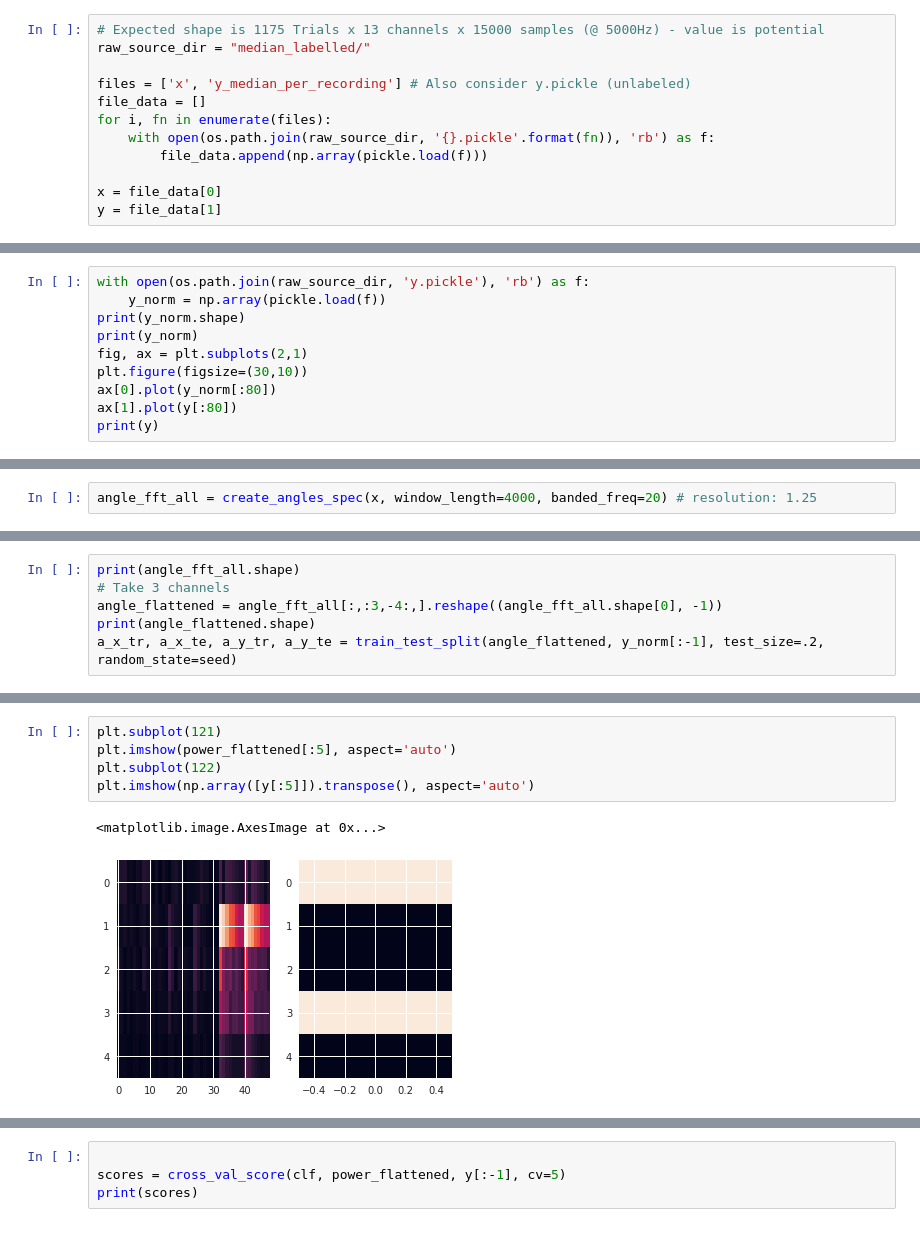
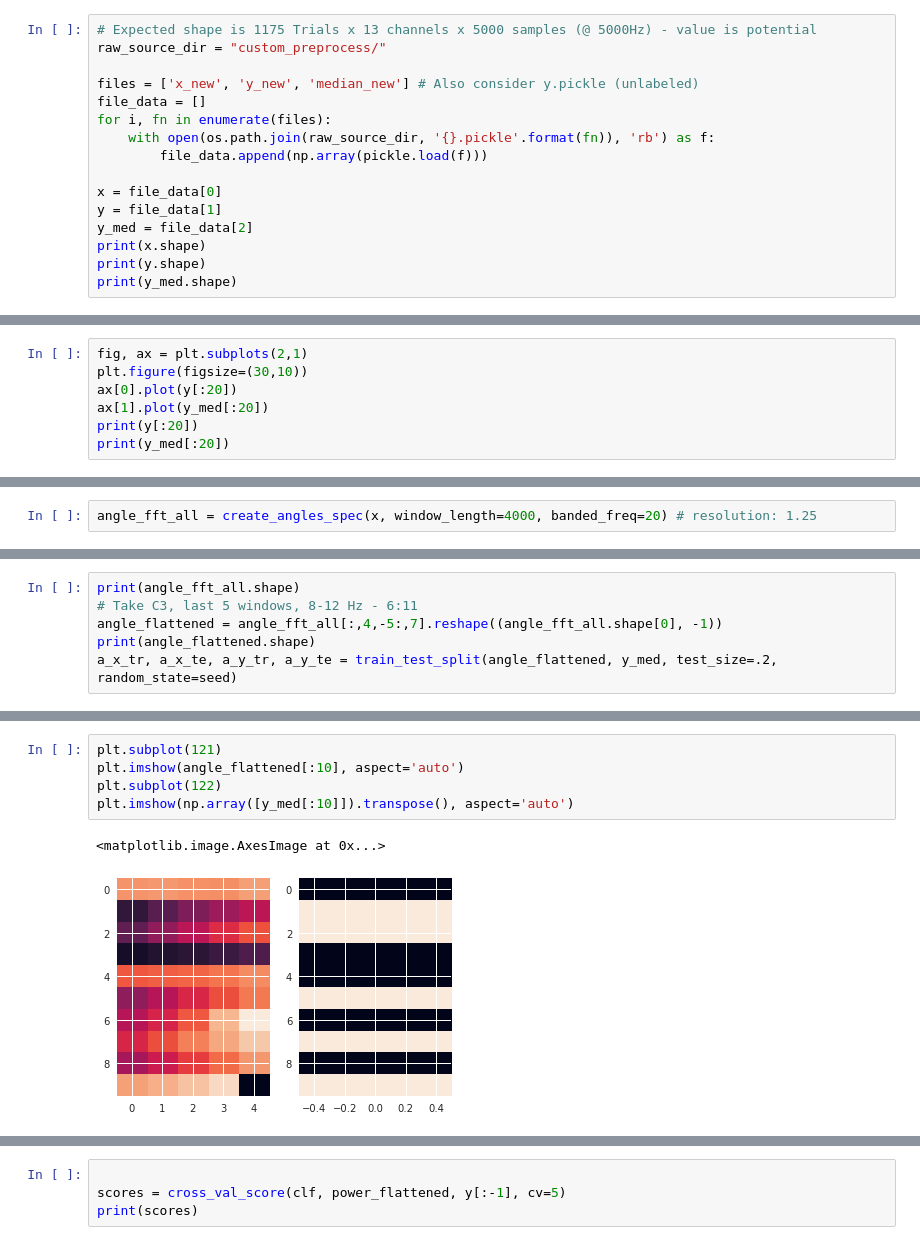
Before and after one commit to joel99/EEG_FFT_preprocess, a Jupyter notebook: fft_preprocess_final.ipynb, the cells around one changed output, grey strips where cells are left out. Cells and saved outputs as stored; diff of their text form.

```diff
--- a/fft_preprocess_final.ipynb
+++ b/fft_preprocess_final.ipynb
@@ -7,10 +7,10 @@ import seaborn as sns
 from sklearn.model_selection import train_test_split, cross_val_score
 import matplotlib.pyplot as plt
 # %%
-# Expected shape is 1175 Trials x 13 channels x 15000 samples (@ 5000Hz) - value is potential
-raw_source_dir = "median_labelled/"
+# Expected shape is 1175 Trials x 13 channels x 5000 samples (@ 5000Hz) - value is potential
+raw_source_dir = "custom_preprocess/"
 
-files = ['x', 'y_median_per_recording'] # Also consider y.pickle (unlabeled)
+files = ['x_new', 'y_new', 'median_new'] # Also consider y.pickle (unlabeled)
 file_data = []
 for i, fn in enumerate(files):
     with open(os.path.join(raw_source_dir, '{}.pickle'.format(fn)), 'rb') as f:
@@ -18,3 +18,7 @@ for i, fn in enumerate(files):
 
 x = file_data[0]
 y = file_data[1]
+y_med = file_data[2]
+print(x.shape)
+print(y.shape)
+print(y_med.shape)
@@ -21,11 +29,8 @@ y = file_data[1]
 # %%
-with open(os.path.join(raw_source_dir, 'y.pickle'), 'rb') as f:
-    y_norm = np.array(pickle.load(f))
-print(y_norm.shape)
-print(y_norm)
 fig, ax = plt.subplots(2,1)
 plt.figure(figsize=(30,10))
-ax[0].plot(y_norm[:80])
-ax[1].plot(y[:80])
-print(y)
+ax[0].plot(y[:20])
+ax[1].plot(y_med[:20])
+print(y[:20])
+print(y_med[:20])
 # %% [output]
@@ -137,7 +142,7 @@ plt.show()
 # %%
 print(angle_fft_all.shape)
-# Take 3 channels
-angle_flattened = angle_fft_all[:,:3,-4:,].reshape((angle_fft_all.shape[0], -1))
+# Take C3, last 5 windows, 8-12 Hz - 6:11
+angle_flattened = angle_fft_all[:,4,-5:,7].reshape((angle_fft_all.shape[0], -1))
 print(angle_flattened.shape)
-a_x_tr, a_x_te, a_y_tr, a_y_te = train_test_split(angle_flattened, y_norm[:-1], test_size=.2, random_state=seed)
+a_x_tr, a_x_te, a_y_tr, a_y_te = train_test_split(angle_flattened, y_med, test_size=.2, random_state=seed)
 # %% [output]
@@ -158,11 +164,11 @@ print(y_tr.shape)
 # %%
 plt.subplot(121)
-plt.imshow(power_flattened[:5], aspect='auto')
+plt.imshow(angle_flattened[:10], aspect='auto')
 plt.subplot(122)
-plt.imshow(np.array([y[:5]]).transpose(), aspect='auto')
+plt.imshow(np.array([y_med[:10]]).transpose(), aspect='auto')
 # %% [output]
 <matplotlib.image.AxesImage at 0x...>
-[figure, old version]
+[figure, new version]
 # %%
 from sklearn.neural_network import MLPClassifier
 from sklearn.svm import SVC
```
Also changed, not shown: parts of 14 cells of this notebook.
